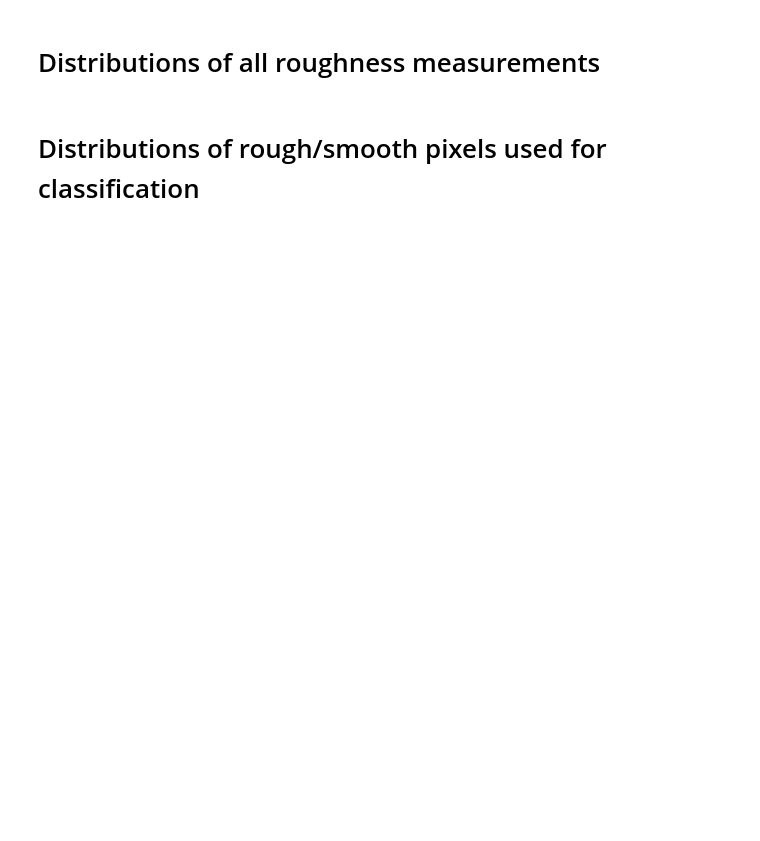
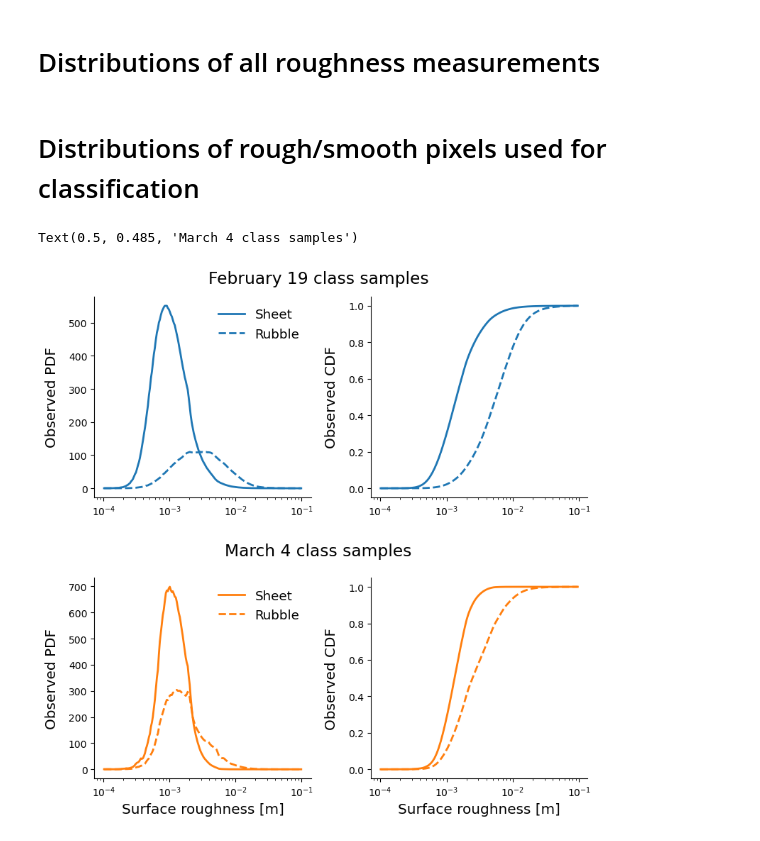
Before and after one commit to rpalomaki/iceroughness_RF, a Jupyter notebook: figures.ipynb, the cells around one changed output. Drawn from its saved outputs; the diff is of its cells as text; code cells hidden in the pictures; blank space fills up the shorter version.

```diff
--- a/figures.ipynb
+++ b/figures.ipynb
@@ -864,44 +1178,49 @@ for df in [pixels_r0218, pixels_s0218, pixels_r0302, pixels_s0302]:
 
 # Figure
 cycle = plt.rcParams['axes.prop_cycle'].by_key()['color']
+font_scale = 1.2
+# fig, ax = plt.subplots(2, 2, figsize=(6.5,6.5)) # paper size
+fig, ax = plt.subplots(2, 2, figsize=(8,8)) # poster size
 
-fig, ax = plt.subplots(2, 2, figsize=(6.5,6.5))
 bins_center = (bins[1:] + bins[:-1])/2
 ax[0,0].plot(bins_center, smooth_0218/smooth_0218.sum()/np.diff(bins), color=cycle[0], lw=2, label='Sheet')
 ax[0,0].plot(bins_center, rough_0218/rough_0218.sum()/np.diff(bins), color=cycle[0], ls='--', lw=2, label='Rubble')
-ax[0,0].set_ylabel('Observed PDF', fontsize=12, labelpad=10)
-ax[0,0].legend(frameon=False, fontsize=11)
+ax[0,0].set_ylabel('Observed PDF', fontsize=12*font_scale, labelpad=10)
+ax[0,0].legend(frameon=False, fontsize=11*font_scale)
 #ax[0,0].set_title('February 19 samples')#, x=1.5)
 
 ct_0218_s = cumulative_trapezoid(smooth_0218/smooth_0218.sum()/np.diff(bins), x=bins_center)
 ct_0218_r = cumulative_trapezoid(rough_0218/rough_0218.sum()/np.diff(bins), x=bins_center)
 ax[0,1].plot(bins_center[:-1], ct_0218_s, color=cycle[0], lw=2, label='Sheet')
 ax[0,1].plot(bins_center[:-1], ct_0218_r, color=cycle[0], ls='--', lw=2, label='Rubble')
-ax[0,1].set_ylabel('Observed CDF', fontsize=12, labelpad=10)
+ax[0,1].set_ylabel('Observed CDF', fontsize=12*font_scale, labelpad=10)
 
 
 ax[1,0].plot(bins_center, smooth_0302/smooth_0302.sum()/np.diff(bins), color=cycle[1], lw=2, label='Sheet')
 ax[1,0].plot(bins_center, rough_0302/rough_0302.sum()/np.diff(bins), color=cycle[1], ls='--', lw=2, label='Rubble')
-ax[1,0].set_ylabel('Observed PDF', fontsize=12, labelpad=10)
-ax[1,0].set_xlabel('Surface roughness [m]', fontsize=12)
-ax[1,0].legend(frameon=False, fontsize=11)
+ax[1,0].set_ylabel('Observed PDF', fontsize=12*font_scale, labelpad=10)
+ax[1,0].set_xlabel('Surface roughness [m]', fontsize=12*font_scale)
+ax[1,0].legend(frameon=False, fontsize=11*font_scale)
 
 ct_0302_s = cumulative_trapezoid(smooth_0302/smooth_0302.sum()/np.diff(bins), x=bins_center)
 ct_0302_r = cumulative_trapezoid(rough_0302/rough_0302.sum()/np.diff(bins), x=bins_center)
 ax[1,1].plot(bins_center[:-1], ct_0302_s, color=cycle[1], lw=2, label='Sheet')
 ax[1,1].plot(bins_center[:-1], ct_0302_r, color=cycle[1], ls='--', lw=2, label='Rubble')
-ax[1,1].set_ylabel('Observed CDF', fontsize=12, labelpad=10)
-ax[1,1].set_xlabel('Surface roughness [m]', fontsize=12)
+ax[1,1].set_ylabel('Observed CDF', fontsize=12*font_scale, labelpad=10)
+ax[1,1].set_xlabel('Surface roughness [m]', fontsize=12*font_scale)
 
 for axx in ax.flatten():
     axx.set_xscale('log')
     # axx.legend(frameon=False, fontsize=11)
     axx.spines['top'].set_visible(False)
     axx.spines['right'].set_visible(False)
 
-plt.suptitle('February 19 class samples')
+plt.suptitle('February 19 class samples', fontsize=14*font_scale)
 plt.tight_layout()
 plt.subplots_adjust(hspace=0.4)
-plt.figtext(0.5, 0.485, 'March 4 class samples', ha='center', va='center', fontsize=12)
+plt.figtext(0.5, 0.485, 'March 4 class samples', ha='center', va='center', fontsize=14*font_scale)
 
-fig.savefig('output/figures/distributions/class_densities.pdf', dpi=600)
+# fig.savefig('output/figures/distributions/class_densities.png', dpi=600, transparent=True)
+# %% [output]
+Text(0.5, 0.485, 'March 4 class samples')
+[figure, added]
```
Also changed, not shown: parts of 12 cells of this notebook, 14 other files.
